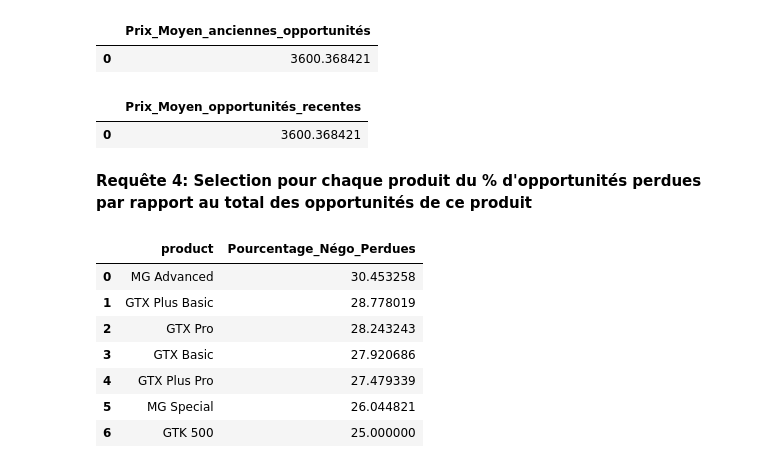
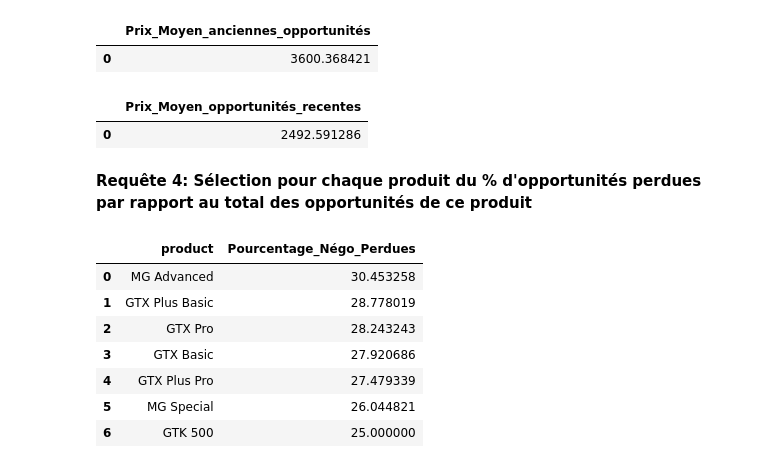
Before and after one commit to Mich-colab/Projets-Michele, a Jupyter notebook: SQL/Projet_Requêtes_SQL.ipynb, the cells around one changed output. Drawn from its saved outputs; the diff is of its cells as text; code cells hidden in the pictures.

```diff
--- a/SQL/Projet_Requêtes_SQL.ipynb
+++ b/SQL/Projet_Requêtes_SQL.ipynb
@@ -177,24 +177,24 @@ requete3
 # %%
 #Vs la moyenne des prix après cette période
 requete3bis=pd.read_sql_query("""
           WITH opportunités_recentes AS(
           SELECT *
           from ventes
           join produits using(product)
-          where engage_date < '2016-12-31' AND deal_stage = 'Engaging'AND account is not null
+          where engage_date > '2016-12-31' AND deal_stage = 'Engaging'AND account is not null
           )
 
           SELECT AVG(sales_price) as Prix_Moyen_opportunités_recentes
           from opportunités_recentes""",
           con)
 requete3bis
-#On remarque que les anciennes opportunités impliquaient des produits plus chers, quid t'appliquer une reduction pour faire rentrer la vente
+#On remarque que les anciennes opportunités impliquaient des produits plus chers, quid d'appliquer une reduction pour faire rentrer la vente
 #ou de proposer une gamme en adéquation avec leur budget
 # %% [output]
 |  | Prix_Moyen_opportunités_recentes |
-| 0 | 3600.368421 |
+| 0 | 2492.591286 |
 # %% [markdown]
-**Requête 4: Selection pour chaque produit du % d'opportunités perdues par rapport au total des opportunités de ce produit**
+**Requête 4: Sélection pour chaque produit du % d'opportunités perdues par rapport au total des opportunités de ce produit**
 # %%
 #% d'opportunité perdus par produit. Ici (count*)
 requete4=pd.read_sql_query("""
```
Also changed, not shown: parts of 11 cells of this notebook, 1 other file.
